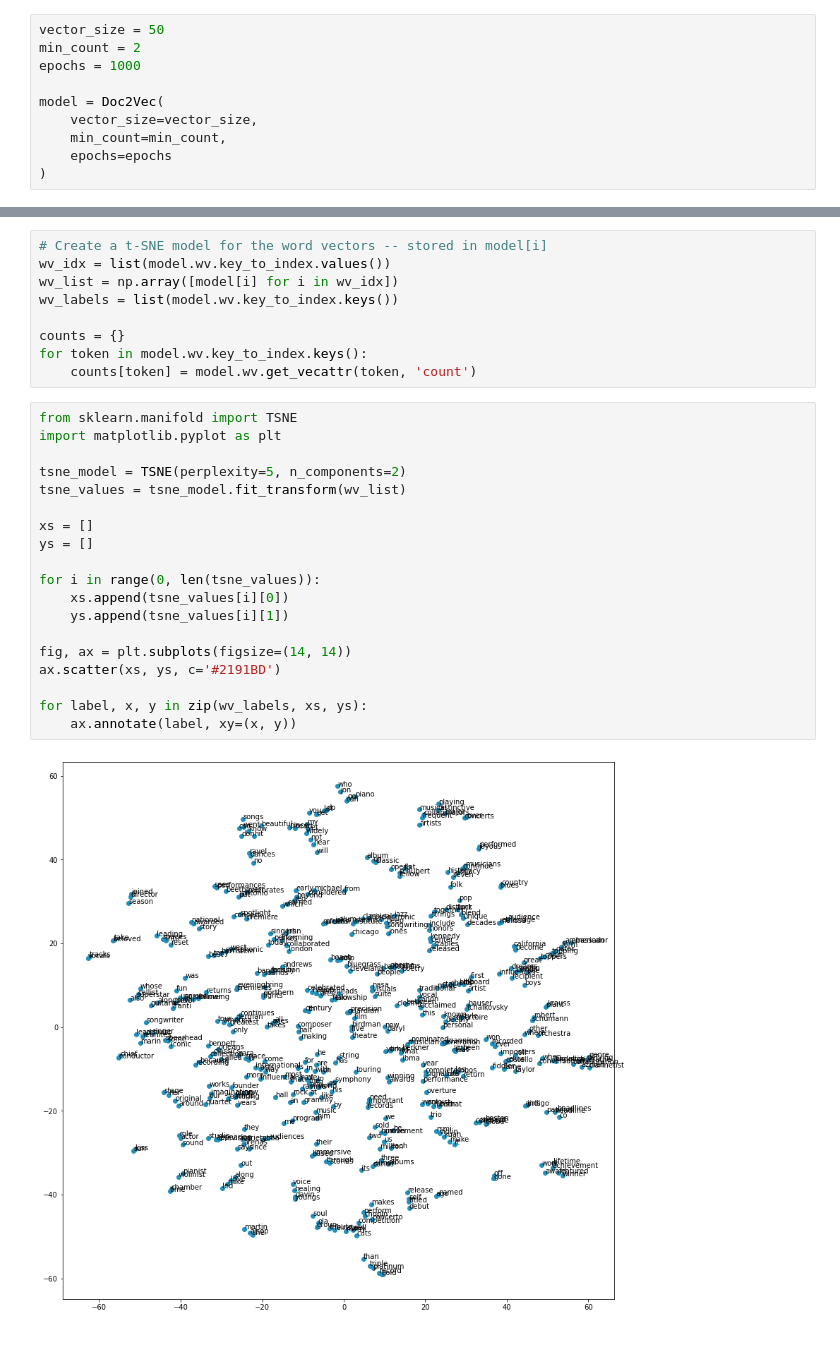
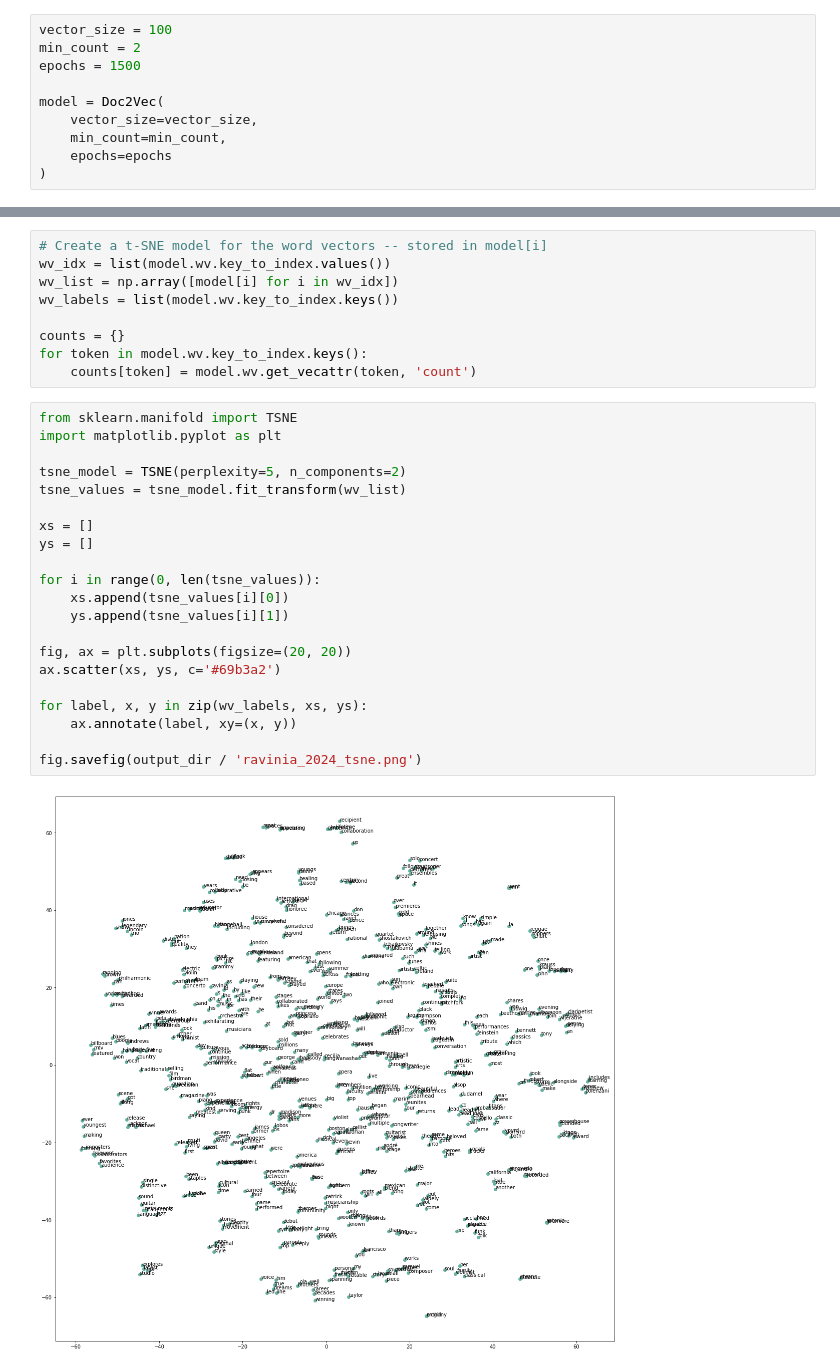
Before and after one commit to bryantco/ravinia2024, a Jupyter notebook: analyze.ipynb, the cells around one changed output, grey strips where cells are left out. Saved outputs shown, nothing was run; the diff lists cells and outputs as text.

Commit message:
Update with full data through end of Ravinia 2024

```diff
--- a/analyze.ipynb
+++ b/analyze.ipynb
@@ -67,9 +67,9 @@ test = list(process_and_tokenize_series(df_test, col_to_process='descrip'))
 # %% [markdown]
 # Instantiate the model + train
 # %%
-vector_size = 50
+vector_size = 100
 min_count = 2
-epochs = 1000
+epochs = 1500
 
 model = Doc2Vec(
     vector_size=vector_size,
@@ -145,21 +145,23 @@ for token in model.wv.key_to_index.keys():
 # %%
 from sklearn.manifold import TSNE
 import matplotlib.pyplot as plt
 
 tsne_model = TSNE(perplexity=5, n_components=2)
 tsne_values = tsne_model.fit_transform(wv_list)
 
 xs = []
 ys = []
 
 for i in range(0, len(tsne_values)):
     xs.append(tsne_values[i][0])
     ys.append(tsne_values[i][1])
 
-fig, ax = plt.subplots(figsize=(14, 14))
-ax.scatter(xs, ys, c='#2191BD')
+fig, ax = plt.subplots(figsize=(20, 20))
+ax.scatter(xs, ys, c='#69b3a2')
 
 for label, x, y in zip(wv_labels, xs, ys):
     ax.annotate(label, xy=(x, y))
+
+fig.savefig(output_dir / 'ravinia_2024_tsne.png')
 # %% [output]
-[figure, old version]
+[figure, new version]
```
Also changed, not shown: parts of 6 cells of this notebook, 6 other files.
